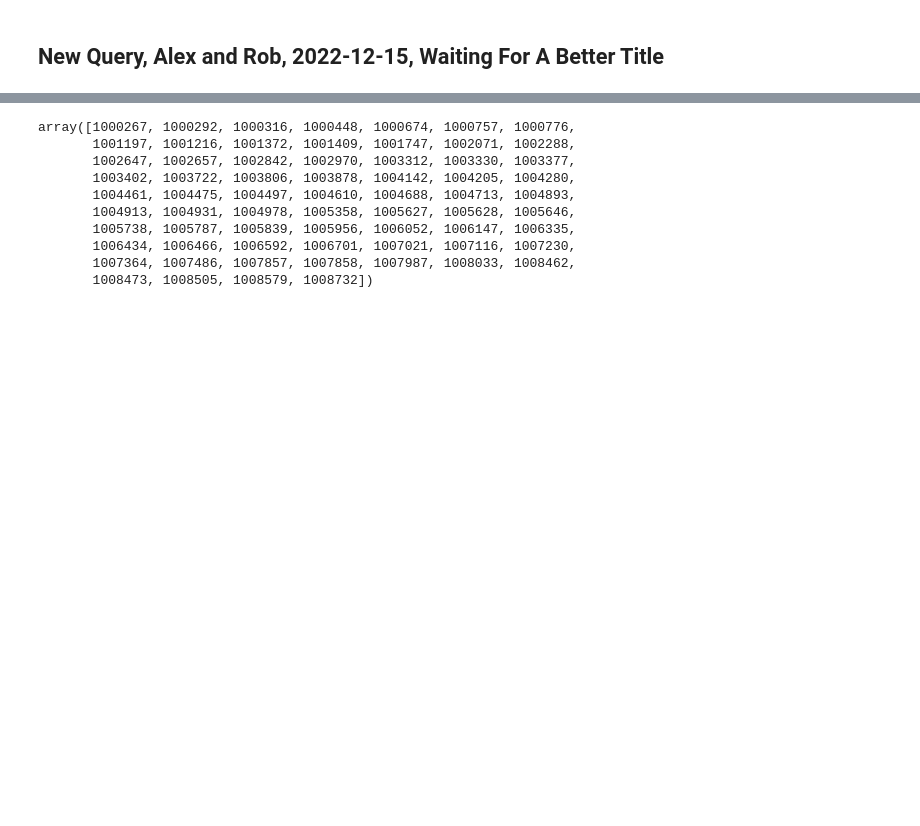
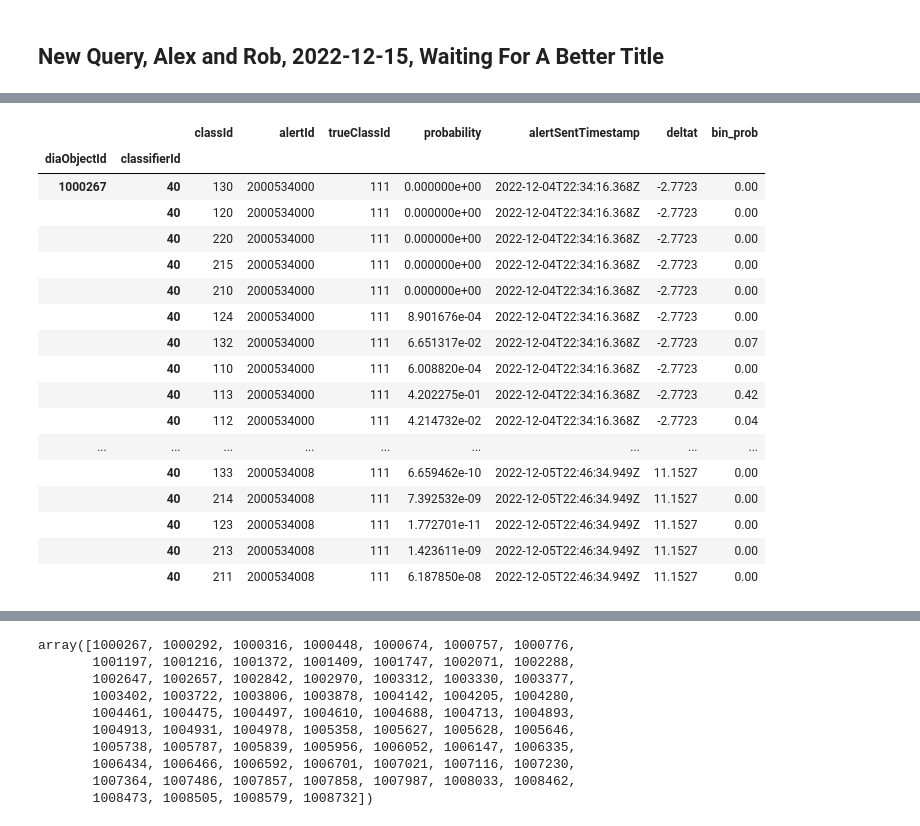
Before and after one commit to josephy02/elasticc_metrics, a Jupyter notebook: query_for_probabilistic_metrics.ipynb, the cells around one changed output, grey strips where cells are left out. Drawn from its saved outputs; the diff is of its cells as text; code cells hidden in the pictures; blank space fills up the shorter version.

```diff
--- a/query_for_probabilistic_metrics.ipynb
+++ b/query_for_probabilistic_metrics.ipynb
@@ -430,0 +479,21 @@ plt.matshow(probvecs)
+# %%
+plot_one
+# %% [output]
+|  |  | classId | alertId | trueClassId | probability | alertSentTimestamp | deltat | bin_prob |
+| diaObjectId | classifierId |  |  |  |  |  |  |  |
+| 1000267 | 40 | 130 | 2000534000 | 111 | 0.000000e+00 | 2022-12-04T22:34:16.368Z | -2.7723 | 0.00 |
+|  | 40 | 120 | 2000534000 | 111 | 0.000000e+00 | 2022-12-04T22:34:16.368Z | -2.7723 | 0.00 |
+|  | 40 | 220 | 2000534000 | 111 | 0.000000e+00 | 2022-12-04T22:34:16.368Z | -2.7723 | 0.00 |
+|  | 40 | 215 | 2000534000 | 111 | 0.000000e+00 | 2022-12-04T22:34:16.368Z | -2.7723 | 0.00 |
+|  | 40 | 210 | 2000534000 | 111 | 0.000000e+00 | 2022-12-04T22:34:16.368Z | -2.7723 | 0.00 |
+|  | 40 | 124 | 2000534000 | 111 | 8.901676e-04 | 2022-12-04T22:34:16.368Z | -2.7723 | 0.00 |
+|  | 40 | 132 | 2000534000 | 111 | 6.651317e-02 | 2022-12-04T22:34:16.368Z | -2.7723 | 0.07 |
+|  | 40 | 110 | 2000534000 | 111 | 6.008820e-04 | 2022-12-04T22:34:16.368Z | -2.7723 | 0.00 |
+|  | 40 | 113 | 2000534000 | 111 | 4.202275e-01 | 2022-12-04T22:34:16.368Z | -2.7723 | 0.42 |
+|  | 40 | 112 | 2000534000 | 111 | 4.214732e-02 | 2022-12-04T22:34:16.368Z | -2.7723 | 0.04 |
+| ... | ... | ... | ... | ... | ... | ... | ... | ... |
+|  | 40 | 133 | 2000534008 | 111 | 6.659462e-10 | 2022-12-05T22:46:34.949Z | 11.1527 | 0.00 |
+|  | 40 | 214 | 2000534008 | 111 | 7.392532e-09 | 2022-12-05T22:46:34.949Z | 11.1527 | 0.00 |
+|  | 40 | 123 | 2000534008 | 111 | 1.772701e-11 | 2022-12-05T22:46:34.949Z | 11.1527 | 0.00 |
+|  | 40 | 213 | 2000534008 | 111 | 1.423611e-09 | 2022-12-05T22:46:34.949Z | 11.1527 | 0.00 |
+|  | 40 | 211 | 2000534008 | 111 | 6.187850e-08 | 2022-12-05T22:46:34.949Z | 11.1527 | 0.00 |
```
Also changed, not shown: parts of 36 cells of this notebook.
